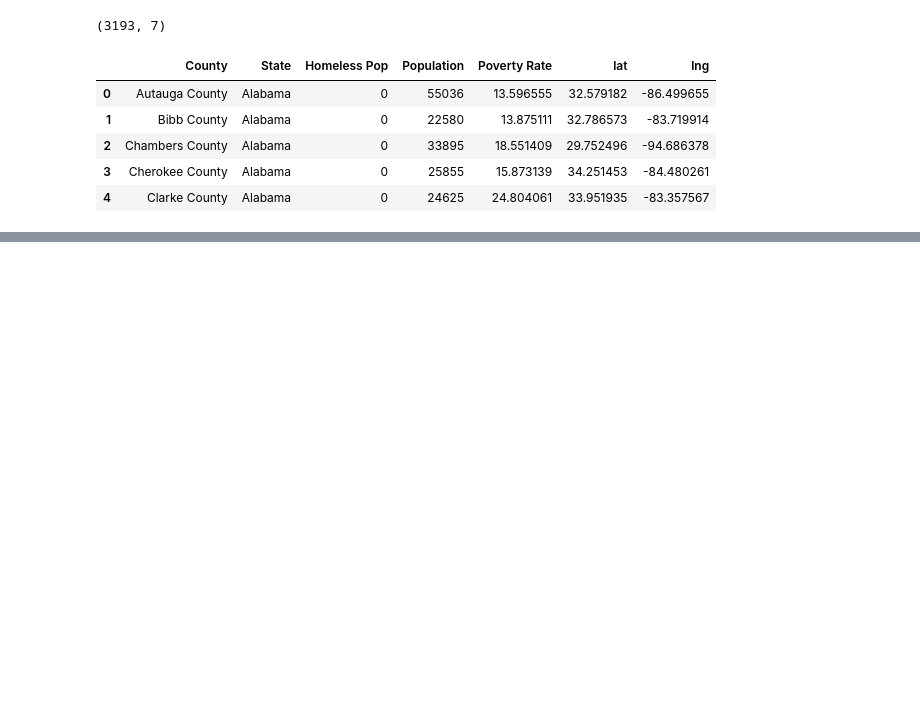
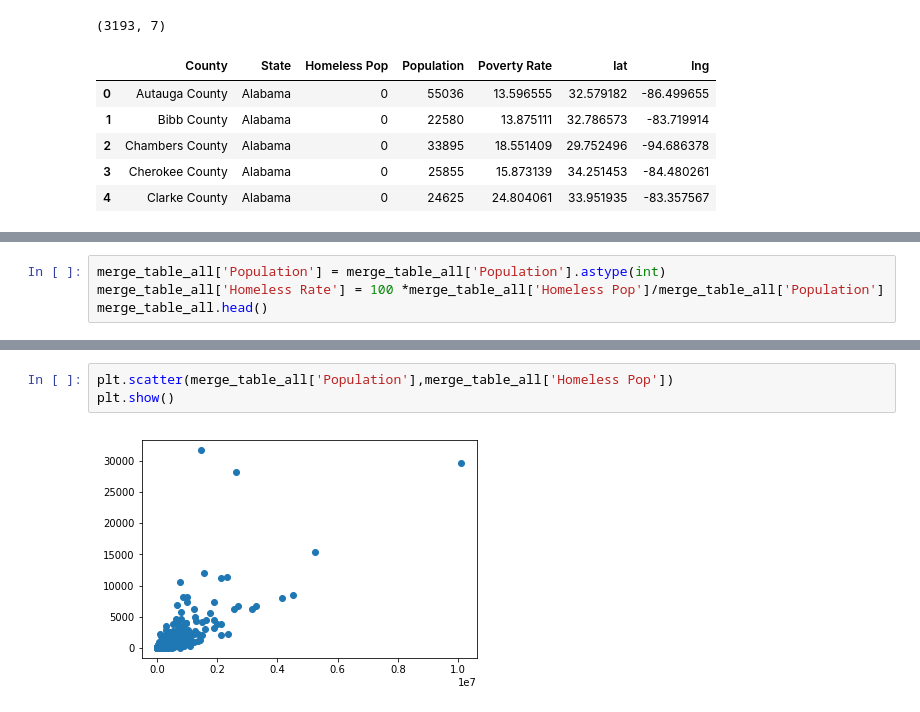
Before and after one commit to sbogdan-sb/Data_Viz_Project, a Jupyter notebook: Joey/joey_code.ipynb, the cells around one changed output, grey strips where cells are left out. Cells and saved outputs as stored; diff of their text form; blank space fills up the shorter version.

```diff
--- a/Joey/joey_code.ipynb
+++ b/Joey/joey_code.ipynb
@@ -298,0 +294,4 @@ AttributeError: 'str' object has no attribute 'astype'
+# %%
+merge_table_all['Population'] = merge_table_all['Population'].astype(int)
+merge_table_all['Homeless Rate'] = 100 *merge_table_all['Homeless Pop']/merge_table_all['Population']
+merge_table_all.head()
@@ -298,0 +330,5 @@ AttributeError: 'str' object has no attribute 'astype'
+# %%
+plt.scatter(merge_table_all['Population'],merge_table_all['Homeless Pop'])
+plt.show()
+# %% [output]
+[figure, added]
```
Also changed, not shown: parts of 7 cells of this notebook.
